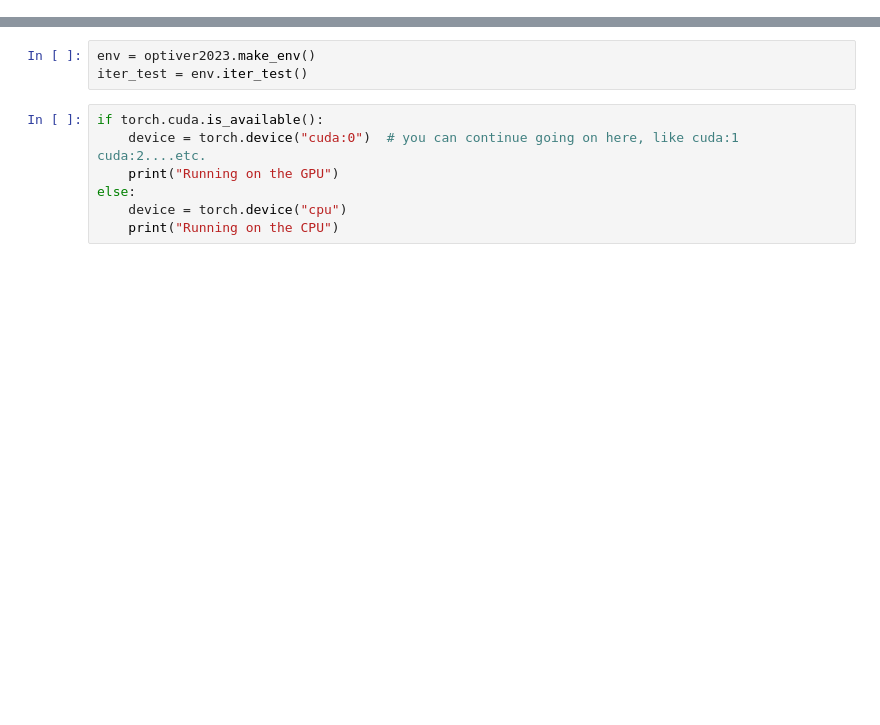
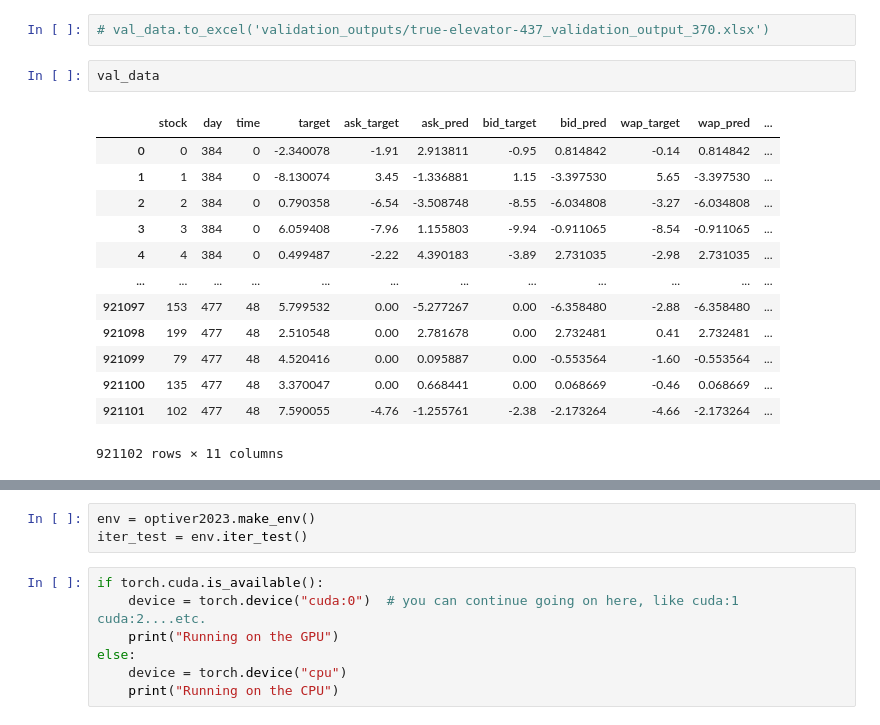
Before and after one commit to nickojelly/OptiverKaggle, a Jupyter notebook: Optiver_data_exp.ipynb, the cells around one changed output, grey strips where cells are left out. Drawn from its saved outputs; the diff is of its cells as text; blank space fills up the shorter version.

```diff
--- a/Optiver_data_exp.ipynb
+++ b/Optiver_data_exp.ipynb
@@ -11,0 +31,18 @@ import torch_classes
+# %%
+# val_data.to_excel('validation_outputs/true-elevator-437_validation_output_370.xlsx')
+# %%
+val_data
+# %% [output]
+|  | stock | day | time | target | ask_target | ask_pred | bid_target | bid_pred | wap_target | wap_pred | ... |
+| 0 | 0 | 384 | 0 | -2.340078 | -1.91 | 2.913811 | -0.95 | 0.814842 | -0.14 | 0.814842 | ... |
+| 1 | 1 | 384 | 0 | -8.130074 | 3.45 | -1.336881 | 1.15 | -3.397530 | 5.65 | -3.397530 | ... |
+| 2 | 2 | 384 | 0 | 0.790358 | -6.54 | -3.508748 | -8.55 | -6.034808 | -3.27 | -6.034808 | ... |
+| 3 | 3 | 384 | 0 | 6.059408 | -7.96 | 1.155803 | -9.94 | -0.911065 | -8.54 | -0.911065 | ... |
+| 4 | 4 | 384 | 0 | 0.499487 | -2.22 | 4.390183 | -3.89 | 2.731035 | -2.98 | 2.731035 | ... |
+| ... | ... | ... | ... | ... | ... | ... | ... | ... | ... | ... | ... |
+| 921097 | 153 | 477 | 48 | 5.799532 | 0.00 | -5.277267 | 0.00 | -6.358480 | -2.88 | -6.358480 | ... |
+| 921098 | 199 | 477 | 48 | 2.510548 | 0.00 | 2.781678 | 0.00 | 2.732481 | 0.41 | 2.732481 | ... |
+| 921099 | 79 | 477 | 48 | 4.520416 | 0.00 | 0.095887 | 0.00 | -0.553564 | -1.60 | -0.553564 | ... |
+| 921100 | 135 | 477 | 48 | 3.370047 | 0.00 | 0.668441 | 0.00 | 0.068669 | -0.46 | 0.068669 | ... |
+| 921101 | 102 | 477 | 48 | 7.590055 | -4.76 | -1.255761 | -2.38 | -2.173264 | -4.66 | -2.173264 | ... |
+921102 rows × 11 columns
```
Also changed, not shown: parts of 36 cells of this notebook, 10 other files.
